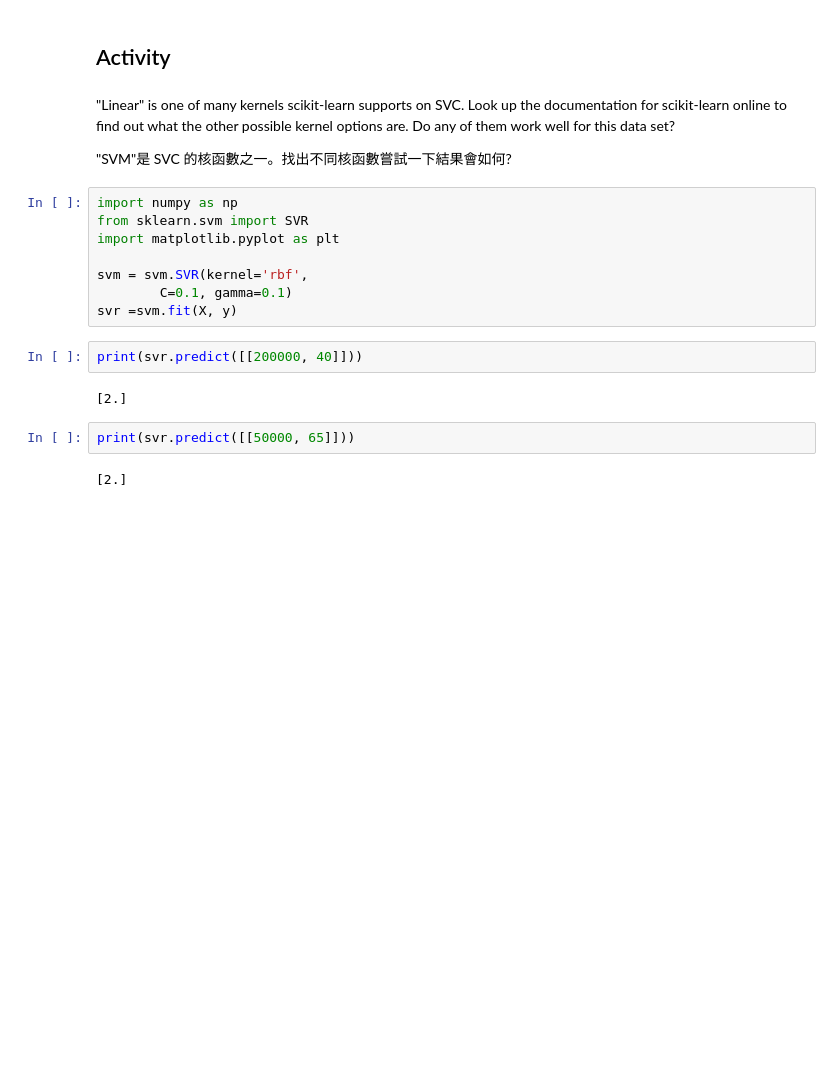
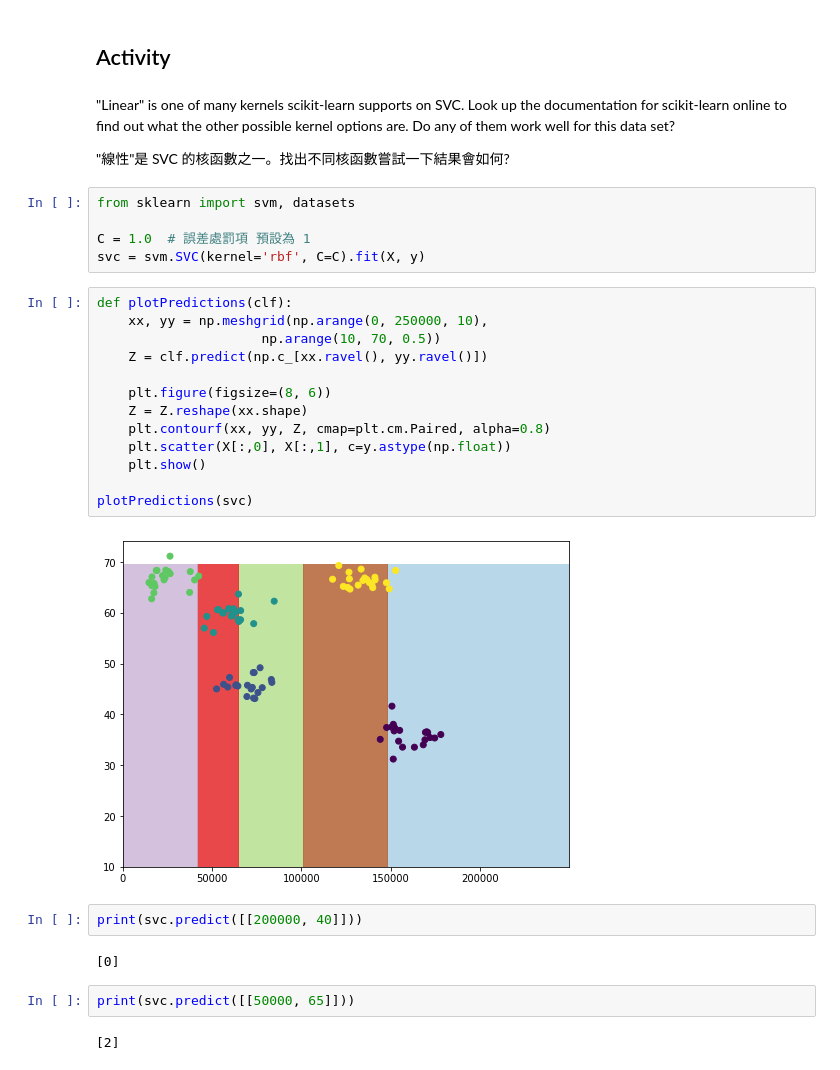
Before and after one commit to u3814520/Data-Science_Machine-Learning, a Jupyter notebook: Machine Learning/SVC支援向量機.ipynb, the cells around one changed output. Saved outputs shown, nothing was run; the diff lists cells and outputs as text; blank space fills up the shorter version.

```diff
--- a/Machine Learning/SVC支援向量機.ipynb
+++ b/Machine Learning/SVC支援向量機.ipynb
@@ -78,20 +78,32 @@ print(svc.predict([[50000, 65]]))
 # %% [markdown]
 "Linear" is one of many kernels scikit-learn supports on SVC. Look up the documentation for scikit-learn online to find out what the other possible kernel options are. Do any of them work well for this data set?
 
-"SVM"是 SVC 的核函數之一。找出不同核函數嘗試一下結果會如何?
+"線性"是 SVC 的核函數之一。找出不同核函數嘗試一下結果會如何?
-# %%
-import numpy as np
-from sklearn.svm import SVR
-import matplotlib.pyplot as plt
-
-svm = svm.SVR(kernel='rbf',
-        C=0.1, gamma=0.1)
-svr =svm.fit(X, y)
+# %%
+from sklearn import svm, datasets
+
+C = 1.0  # 誤差處罰項 預設為 1
+svc = svm.SVC(kernel='rbf', C=C).fit(X, y)
+# %%
+def plotPredictions(clf):
+    xx, yy = np.meshgrid(np.arange(0, 250000, 10),
+                     np.arange(10, 70, 0.5))
+    Z = clf.predict(np.c_[xx.ravel(), yy.ravel()])
+
+    plt.figure(figsize=(8, 6))
+    Z = Z.reshape(xx.shape)
+    plt.contourf(xx, yy, Z, cmap=plt.cm.Paired, alpha=0.8)
+    plt.scatter(X[:,0], X[:,1], c=y.astype(np.float))
+    plt.show()
+
+plotPredictions(svc)
+# %% [output]
+[figure, added]
 # %%
-print(svr.predict([[200000, 40]]))
+print(svc.predict([[200000, 40]]))
 # %% [output]
-[2.]
+[0]
 # %%
-print(svr.predict([[50000, 65]]))
+print(svc.predict([[50000, 65]]))
 # %% [output]
-[2.]
+[2]
```
Also changed, not shown: parts of 4 cells of this notebook.
